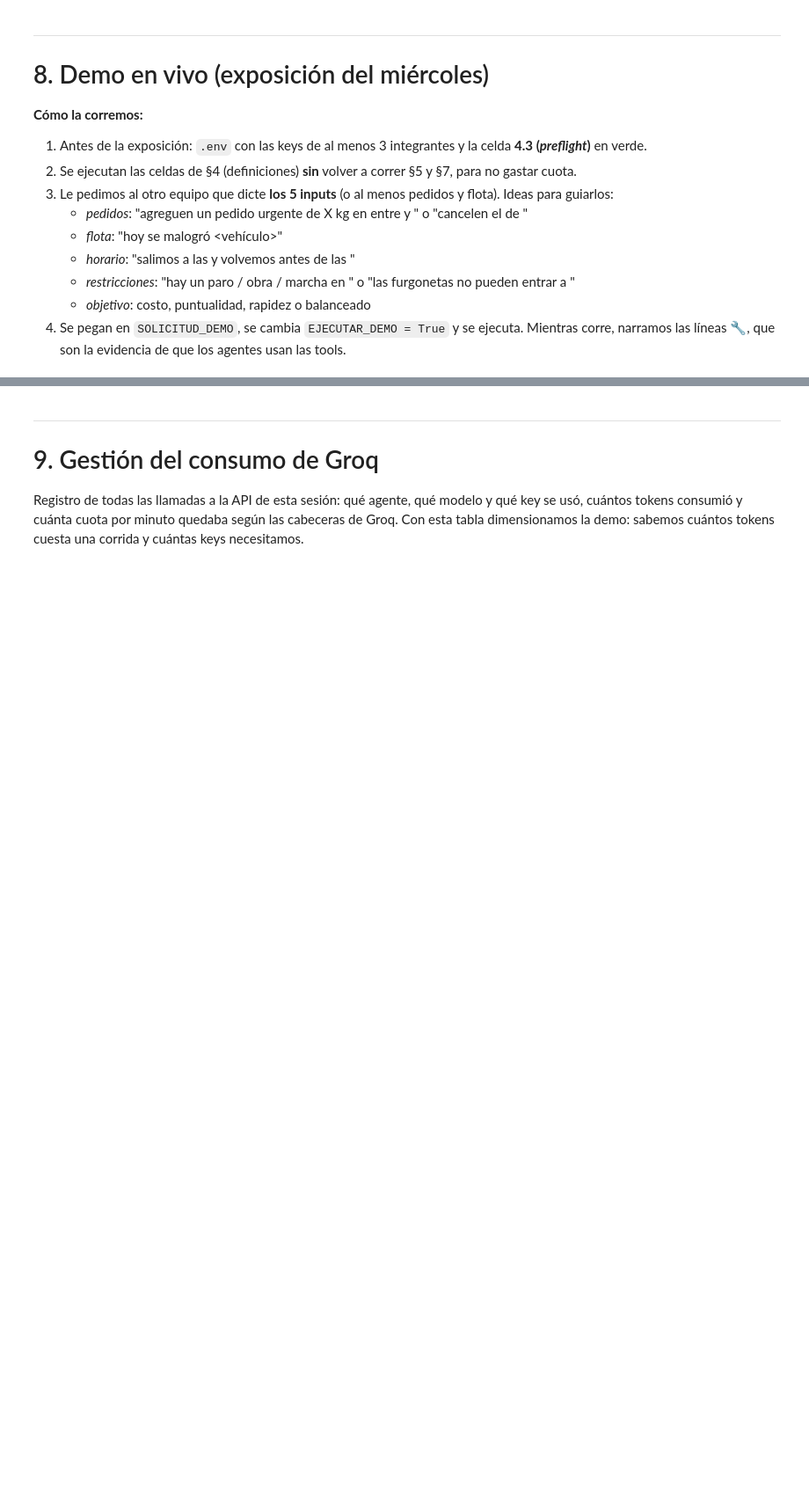
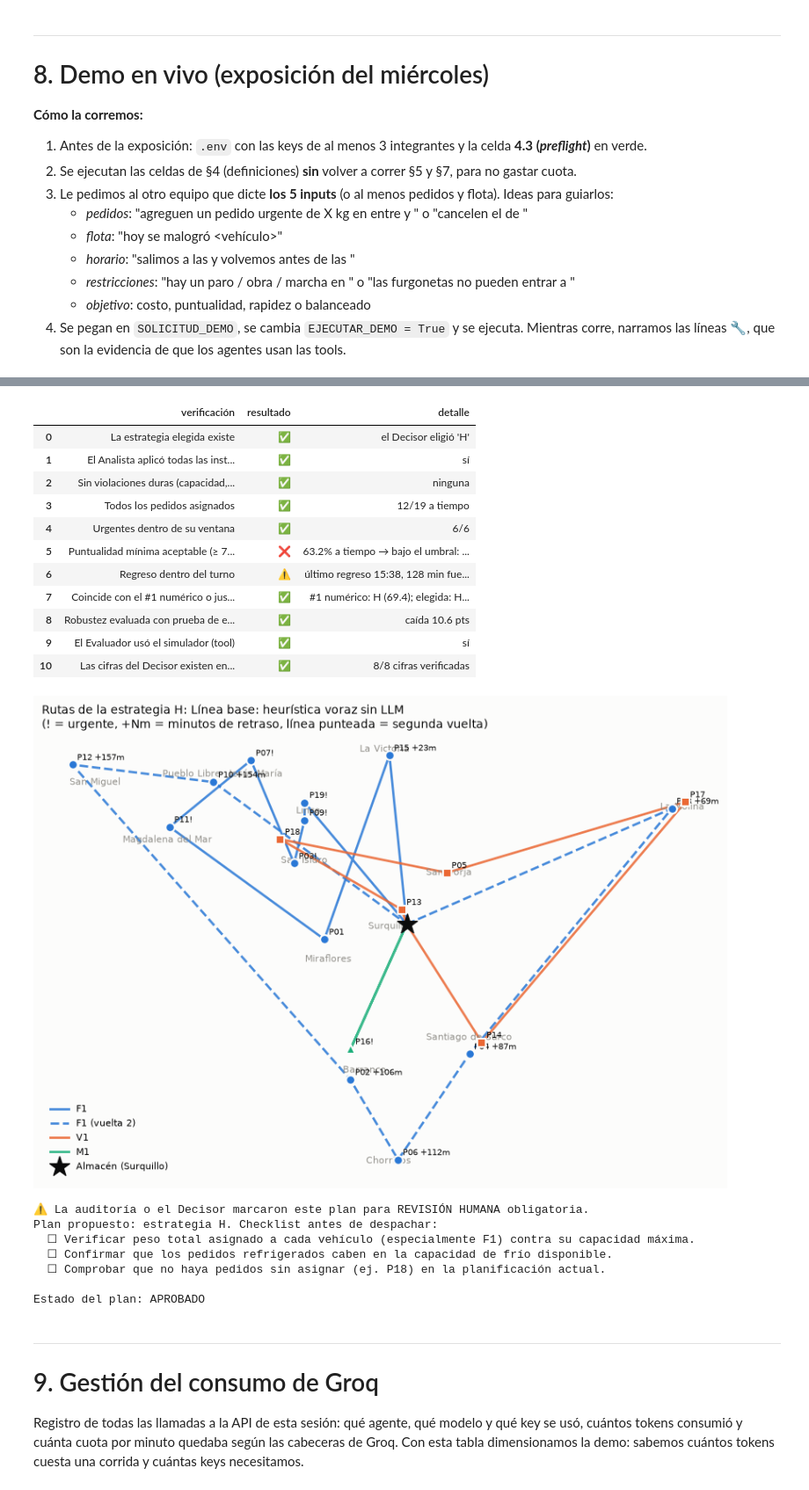
Before and after one commit to nayeli-guzman/multi-agent-groq, a Jupyter notebook: LasGrills_Hackathon7_RutaBrasa.ipynb, the cells around one changed output, grey strips where cells are left out. Shown at 88% size. Cells and saved outputs as stored; diff of their text form; code cells hidden in the pictures; blank space fills up the shorter version.

```diff
--- a/LasGrills_Hackathon7_RutaBrasa.ipynb
+++ b/LasGrills_Hackathon7_RutaBrasa.ipynb
@@ -2805,15 +2805,15 @@ Se juzga con evidencia, no por cómo suena la justificación: la estrategia eleg
    - *objetivo*: costo, puntualidad, rapidez o balanceado
 4. Se pegan en `SOLICITUD_DEMO`, se cambia `EJECUTAR_DEMO = True` y se ejecuta. Mientras corre, narramos las líneas 🔧, que son la evidencia de que los agentes usan las tools.
 # %%
-EJECUTAR_DEMO = False          # ← True durante la exposición
+EJECUTAR_DEMO = True          # ← debe decir True
 APROBACION_INTERACTIVA = EJECUTAR_DEMO
 
-SOLICITUD_DEMO = {             # ← lo dicta el otro equipo (mínimo pedidos y flota)
-    "pedidos": "",
-    "flota": "",
+SOLICITUD_DEMO = {
+    "pedidos": "Agreguen un pedido urgente de 20 kg de pollo en Lince entre 8:30 y 9:15",
+    "flota": "Hoy se malogró una furgoneta",
     "horario": "",
-    "restricciones": "",
-    "objetivo": "",
+    "restricciones": "Hay una marcha en Jesús María: 50% más lento",
+    "objetivo": "Hoy importa gastar lo menos posible",
 }
 
 if EJECUTAR_DEMO:
@@ -2830,3 +2891,23 @@ Demo desactivada (EJECUTAR_DEMO = False). En la exposición: completar SOLICITUD
+|  | verificación | resultado | detalle |
+| 0 | La estrategia elegida existe | ✅ | el Decisor eligió 'H' |
+| 1 | El Analista aplicó todas las inst... | ✅ | sí |
+| 2 | Sin violaciones duras (capacidad,... | ✅ | ninguna |
+| 3 | Todos los pedidos asignados | ✅ | 12/19 a tiempo |
+| 4 | Urgentes dentro de su ventana | ✅ | 6/6 |
+| 5 | Puntualidad mínima aceptable (≥ 7... | ❌ | 63.2% a tiempo → bajo el umbral: ... |
+| 6 | Regreso dentro del turno | ⚠️ | último regreso 15:38, 128 min fue... |
+| 7 | Coincide con el #1 numérico o jus... | ✅ | #1 numérico: H (69.4); elegida: H... |
+| 8 | Robustez evaluada con prueba de e... | ✅ | caída 10.6 pts |
+| 9 | El Evaluador usó el simulador (tool) | ✅ | sí |
+| 10 | Las cifras del Decisor existen en... | ✅ | 8/8 cifras verificadas |
+[figure, added]
+⚠️ La auditoría o el Decisor marcaron este plan para REVISIÓN HUMANA obligatoria.
+Plan propuesto: estrategia H. Checklist antes de despachar:
+  ☐ Verificar peso total asignado a cada vehículo (especialmente F1) contra su capacidad máxima.
+  ☐ Confirmar que los pedidos refrigerados caben en la capacidad de frío disponible.
+  ☐ Comprobar que no haya pedidos sin asignar (ej. P18) en la planificación actual.
+
+Estado del plan: APROBADO
 # %% [markdown]
 ---
 # 9. Gestión del consumo de Groq
```
Also changed, not shown: parts of 2 cells of this notebook, 10 other files.
